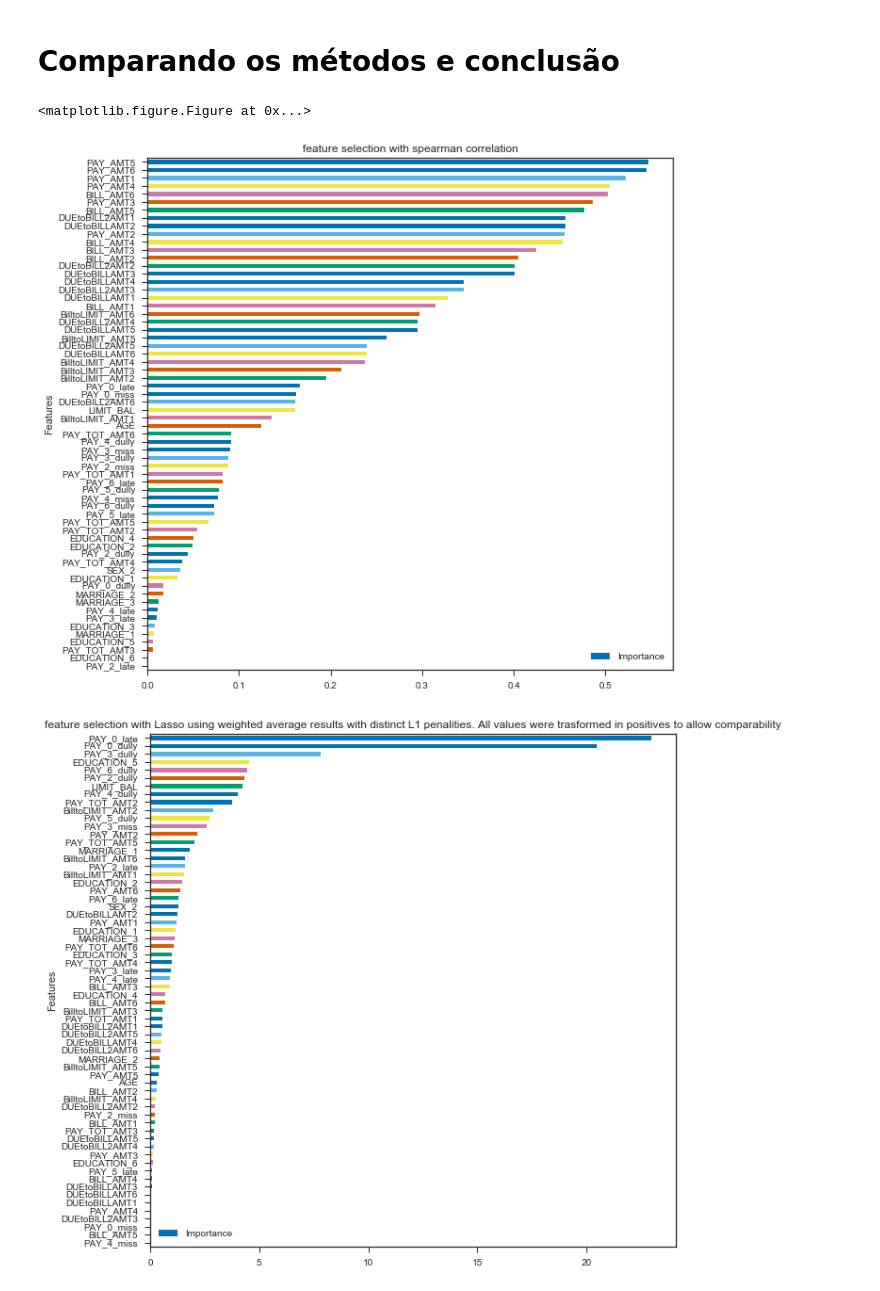
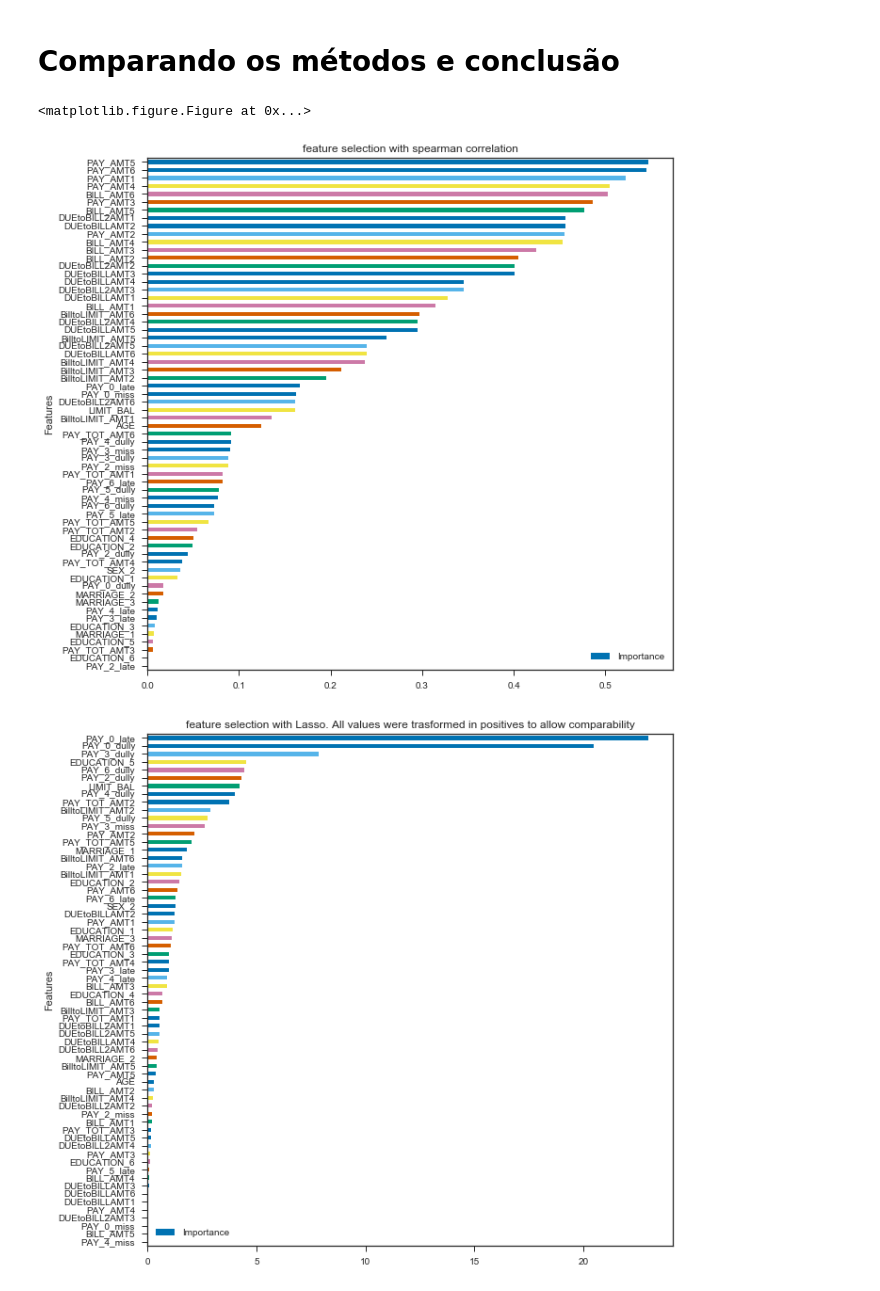
Before and after one commit to rodrigobicalho/CreditCard, a Jupyter notebook: Credit_card__Feature Engineering and Selection.ipynb, the cells around one changed output. Drawn from its saved outputs; the diff is of its cells as text; code cells hidden in the pictures.

```diff
--- a/Credit_card__Feature Engineering and Selection.ipynb
+++ b/Credit_card__Feature Engineering and Selection.ipynb
@@ -704,31 +695,31 @@ print(str(roc_auc_score(Y_test,y_test_pred)), ' é o roc_auc do test set')
 # %%
 sns.set(style="ticks")
 plt.rcParams['figure.figsize'] = (10.0, 10.0)
 plt.style.use('seaborn-colorblind')
 
 
 
 
 plt.figure(1)
 #plt.subplot(111)
 rho_adj_sel.plot(x='Features',y='Importance',kind='barh')
 plt.title('feature selection with spearman correlation')
 
 plt.figure(2)
 #plt.subplot(122)
 #plt.subplot(1, 2, 2)
 lasso_selection_wa2.plot(x='Features',y='Importance',kind='barh')#.add_subplot(122)
-plt.title('feature selection with Lasso using weighted average results with distinct L1 penalities. All values were trasformed in positives to allow comparability')
+plt.title('feature selection with Lasso. All values were trasformed in positives to allow comparability')
 
 plt.figure(3)
 #plt.subplot(133)
 #plt.subplot(1, 3, 3)
 imps.plot(x='feature',y='importance',kind='barh') #.add_subplot(123)
 plt.title('feature selection with Random Forest with 100 repetitions')
 plt.tight_layout()
 
 plt.show()
 # %% [output]
 <matplotlib.figure.Figure at 0x...>
 [figure]
-[figure, old version]
+[figure, new version]
```
Also changed, not shown: parts of 11 cells of this notebook.
